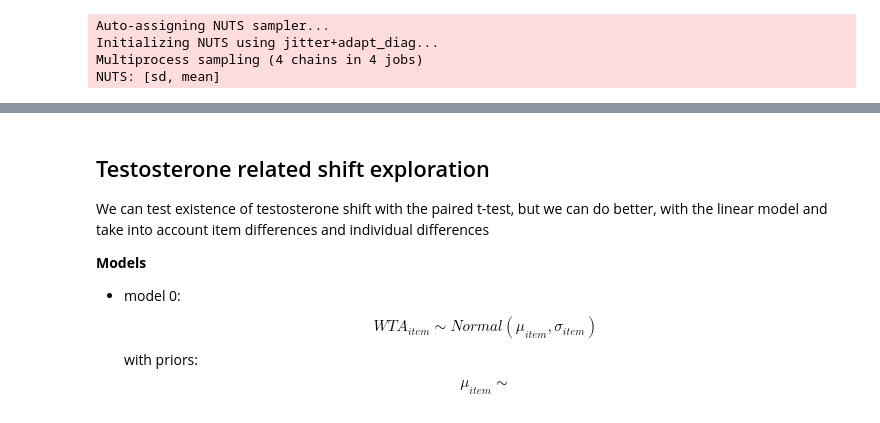
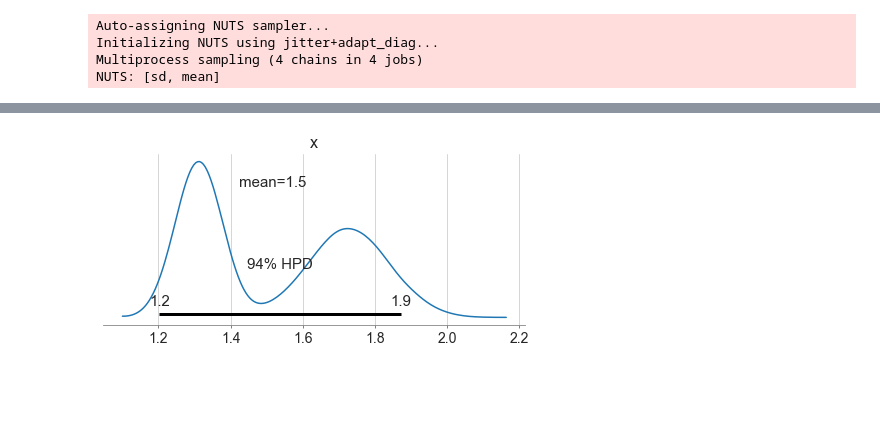
Before and after one commit to iknyazeva/RiskTestosterone, a Jupyter notebook: Endowment.ipynb, the cells around one changed output, grey strips where cells are left out. Saved outputs shown, nothing was run; the diff lists cells and outputs as text; code cells hidden in the pictures; blank space fills up the shorter version.

```diff
--- a/Endowment.ipynb
+++ b/Endowment.ipynb
@@ -169,9 +173,4 @@ effect_size(trace_test, condition = 'Testosterone')
-# %% [markdown]
-## Testosterone related shift exploration
-We can test existence of testosterone shift with the paired t-test, but we can do better, with the linear model and take into account item differences and individual differences
-
-**Models**
-
- - model 0:  $$WTA_{item} \sim Normal(\mu_{item},\sigma_{item})$$
- with priors:
- $$\mu_{item} \sim $$
+# %%
+az.plot_posterior(trace_test['mean']);
+# %% [output]
+[figure, added]
```
Also changed, not shown: parts of 28 cells of this notebook.
